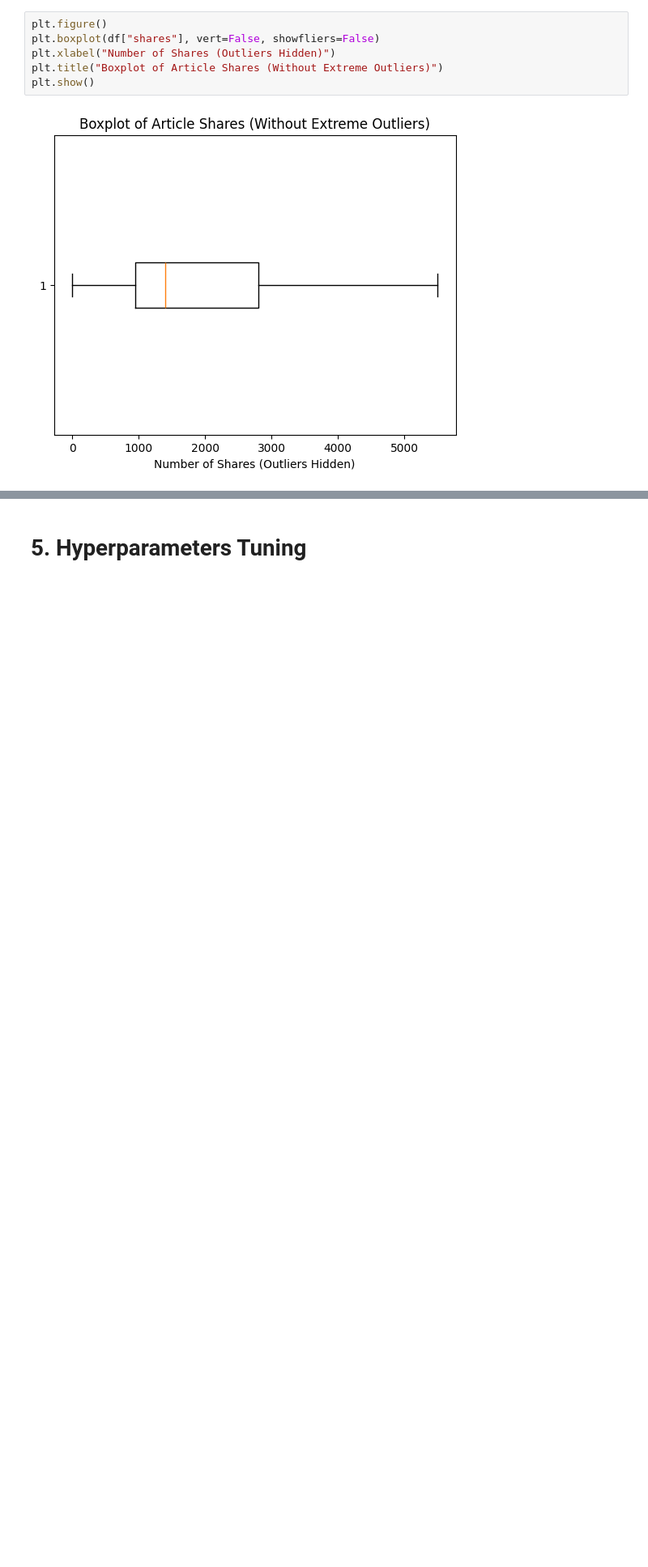
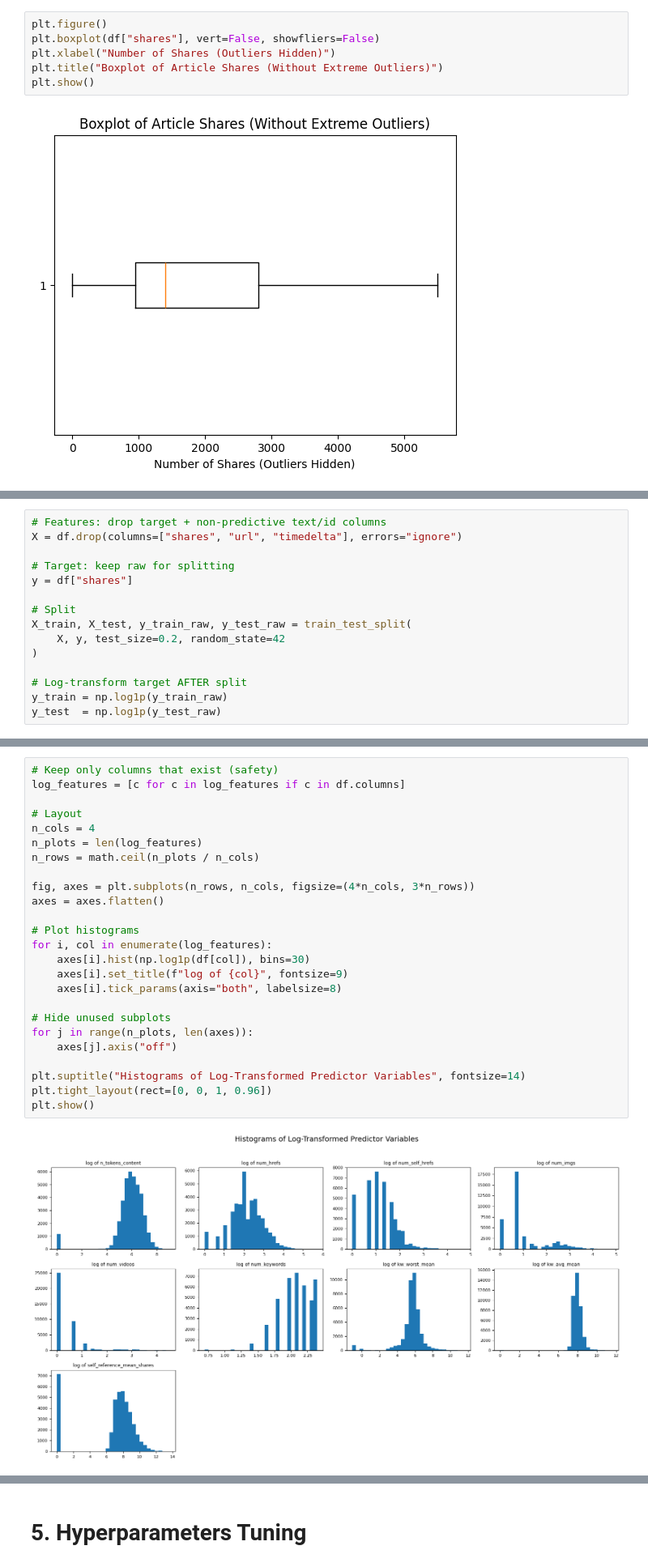
Before and after one commit to Weronikaa2001/ML2_final_project, a Jupyter notebook: ML2_final.ipynb, the cells around one changed output, grey strips where cells are left out. Shown at 81% size. Saved outputs shown, nothing was run; the diff lists cells and outputs as text; blank space fills up the shorter version.

```diff
--- a/ML2_final.ipynb
+++ b/ML2_final.ipynb
@@ -382,0 +440,15 @@ test train split
+# %%
+# Features: drop target + non-predictive text/id columns
+X = df.drop(columns=["shares", "url", "timedelta"], errors="ignore")
+
+# Target: keep raw for splitting
+y = df["shares"]
+
+# Split
+X_train, X_test, y_train_raw, y_test_raw = train_test_split(
+    X, y, test_size=0.2, random_state=42
+)
+
+# Log-transform target AFTER split
+y_train = np.log1p(y_train_raw)
+y_test  = np.log1p(y_test_raw)
@@ -382,0 +503,27 @@ test train split
+# %%
+# Keep only columns that exist (safety)
+log_features = [c for c in log_features if c in df.columns]
+
+# Layout
+n_cols = 4
+n_plots = len(log_features)
+n_rows = math.ceil(n_plots / n_cols)
+
+fig, axes = plt.subplots(n_rows, n_cols, figsize=(4*n_cols, 3*n_rows))
+axes = axes.flatten()
+
+# Plot histograms
+for i, col in enumerate(log_features):
+    axes[i].hist(np.log1p(df[col]), bins=30)
+    axes[i].set_title(f"log of {col}", fontsize=9)
+    axes[i].tick_params(axis="both", labelsize=8)
+
+# Hide unused subplots
+for j in range(n_plots, len(axes)):
+    axes[j].axis("off")
+
+plt.suptitle("Histograms of Log-Transformed Predictor Variables", fontsize=14)
+plt.tight_layout(rect=[0, 0, 1, 0.96])
+plt.show()
+# %% [output]
+[figure, added]
```
Also changed, not shown: parts of 44 cells of this notebook.
